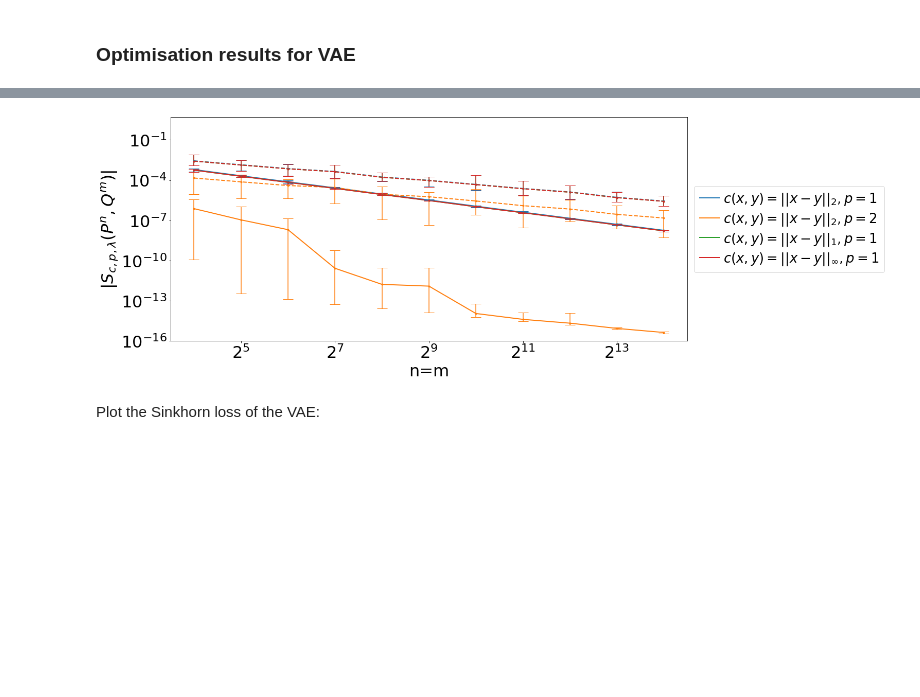
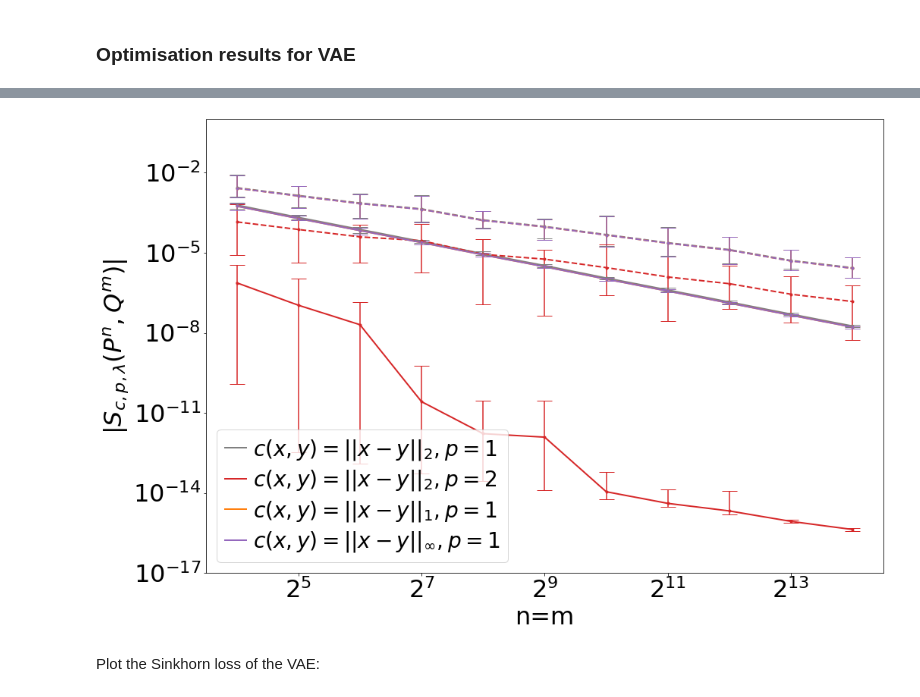
Before and after one commit to johannnamr/Discrepancy-based-inference-using-QMC, a Jupyter notebook: Visualisations/Inference.ipynb, the cells around one changed output, grey strips where cells are left out. Saved outputs shown, nothing was run; the diff lists cells and outputs as text; code cells hidden in the pictures; blank space fills up the shorter version.

```diff
--- a/Visualisations/Inference.ipynb
+++ b/Visualisations/Inference.ipynb
@@ -1507,7 +1507,7 @@ plt.show()
 # %%
 n = [ 2**j for j in range(4,15) ]
 # %%
-SMALL_SIZE = 26
+SMALL_SIZE = 28
 MEDIUM_SIZE = 32
 BIGGER_SIZE = 32
 
@@ -1551,45 +1551,46 @@ plt.show()
 # %%
-fig,ax = plt.subplots(figsize=(18,8))
+fig,ax = plt.subplots(figsize=(16,11))
 cmap = plt.get_cmap("tab10")
 
-ax.plot(n, np.mean(np.abs(loss_sink_rqmc_p2['loss']),axis=1), linewidth=2, color=cmap(0), label=r'$c(x,y)=||x-y||_2, p=1$')
-ax.plot(n, np.mean(np.abs(loss_sink_mc_p2['loss']),axis=1),'--', linewidth=2, color=cmap(0))
+ax.plot(n, np.mean(np.abs(loss_sink_rqmc_p2['loss']),axis=1), linewidth=2, color=cmap(7), label=r'$c(x,y)=||x-y||_2, p=1$')
+ax.plot(n, np.mean(np.abs(loss_sink_mc_p2['loss']),axis=1),'--', linewidth=2, color=cmap(7))
 #ax.plot(n, np.mean(np.abs(loss_sink_rqmc_p4['loss']),axis=1), linewidth=2, color=cmap(2), label=r'$c=||x-y||_4$')
 #ax.plot(n, np.mean(np.abs(loss_sink_mc_p4['loss']),axis=1),'--', linewidth=2, color=cmap(2))
 #ax.plot(n, np.mean(np.abs(loss_sink_rqmc_p10['loss']),axis=1), linewidth=2, color=cmap(3), label=r'$c=||x-y||_{10}$')
 #ax.plot(n, np.mean(np.abs(loss_sink_mc_p10['loss']),axis=1),'--', linewidth=2, color=cmap(3))
-ax.plot(n, np.mean(np.abs(loss_sink_rqmc_p22['loss']),axis=1), linewidth=2, color=cmap(1), label=r'$c(x,y)=||x-y||_2, p=2$')
-ax.plot(n, np.mean(np.abs(loss_sink_mc_p22['loss']),axis=1),'--', linewidth=2, color=cmap(1))
-ax.plot(n, np.mean(np.abs(loss_sink_rqmc_p1['loss']),axis=1), linewidth=2, color=cmap(2), label=r'$c(x,y)=||x-y||_1, p=1$')
-ax.plot(n, np.mean(np.abs(loss_sink_mc_p1['loss']),axis=1),'--', linewidth=2, color=cmap(2))
-ax.plot(n, np.mean(np.abs(loss_sink_rqmc_pinf['loss']),axis=1), linewidth=2, color=cmap(3), label=r'$c(x,y)=||x-y||_\infty, p=1$')
-ax.plot(n, np.mean(np.abs(loss_sink_mc_pinf['loss']),axis=1),'--', linewidth=2, color=cmap(3))
-ax.errorbar(n, np.mean(np.abs(loss_sink_rqmc_p2['loss']),axis=1), yerr=[np.mean(np.abs(loss_sink_rqmc_p2['loss']),axis=1)-np.min(np.abs(loss_sink_rqmc_p2['loss']),axis=1),np.max(np.abs(loss_sink_rqmc_p2['loss']),axis=1)-np.mean(np.abs(loss_sink_rqmc_p2['loss']),axis=1)], fmt='.', color=cmap(0), capsize=10, elinewidth=1.5)
-ax.errorbar(n, np.mean(np.abs(loss_sink_mc_p2['loss']),axis=1), yerr=[np.mean(np.abs(loss_sink_mc_p2['loss']),axis=1)-np.min(np.abs(loss_sink_mc_p2['loss']),axis=1),np.max(np.abs(loss_sink_mc_p2['loss']),axis=1)-np.mean(np.abs(loss_sink_mc_p2['loss']),axis=1)], fmt='.', color=cmap(0), capsize=10, elinewidth=1.5)
+ax.plot(n, np.mean(np.abs(loss_sink_rqmc_p22['loss']),axis=1), linewidth=2, color=cmap(3), label=r'$c(x,y)=||x-y||_2, p=2$')
+ax.plot(n, np.mean(np.abs(loss_sink_mc_p22['loss']),axis=1),'--', linewidth=2, color=cmap(3))
+ax.plot(n, np.mean(np.abs(loss_sink_rqmc_p1['loss']),axis=1), linewidth=2, color=cmap(1), label=r'$c(x,y)=||x-y||_1, p=1$')
+ax.plot(n, np.mean(np.abs(loss_sink_mc_p1['loss']),axis=1),'--', linewidth=2, color=cmap(1))
+ax.plot(n, np.mean(np.abs(loss_sink_rqmc_pinf['loss']),axis=1), linewidth=2, color=cmap(4), label=r'$c(x,y)=||x-y||_\infty, p=1$')
+ax.plot(n, np.mean(np.abs(loss_sink_mc_pinf['loss']),axis=1),'--', linewidth=2, color=cmap(4))
+ax.errorbar(n, np.mean(np.abs(loss_sink_rqmc_p2['loss']),axis=1), yerr=[np.mean(np.abs(loss_sink_rqmc_p2['loss']),axis=1)-np.min(np.abs(loss_sink_rqmc_p2['loss']),axis=1),np.max(np.abs(loss_sink_rqmc_p2['loss']),axis=1)-np.mean(np.abs(loss_sink_rqmc_p2['loss']),axis=1)], fmt='.', color=cmap(7), capsize=10, elinewidth=1.5)
+ax.errorbar(n, np.mean(np.abs(loss_sink_mc_p2['loss']),axis=1), yerr=[np.mean(np.abs(loss_sink_mc_p2['loss']),axis=1)-np.min(np.abs(loss_sink_mc_p2['loss']),axis=1),np.max(np.abs(loss_sink_mc_p2['loss']),axis=1)-np.mean(np.abs(loss_sink_mc_p2['loss']),axis=1)], fmt='.', color=cmap(7), capsize=10, elinewidth=1.5)
 #ax.errorbar(n, np.mean(np.abs(loss_sink_rqmc_p4['loss']),axis=1), yerr=[np.mean(np.abs(loss_sink_rqmc_p4['loss']),axis=1)-np.min(np.abs(loss_sink_rqmc_p4['loss']),axis=1),np.max(np.abs(loss_sink_rqmc_p4['loss']),axis=1)-np.mean(np.abs(loss_sink_rqmc_p4['loss']),axis=1)], fmt='.', color=cmap(2), capsize=10, elinewidth=1.5)
 #ax.errorbar(n, np.mean(np.abs(loss_sink_mc_p4['loss']),axis=1), yerr=[np.mean(np.abs(loss_sink_mc_p4['loss']),axis=1)-np.min(np.abs(loss_sink_mc_p4['loss']),axis=1),np.max(np.abs(loss_sink_mc_p4['loss']),axis=1)-np.mean(np.abs(loss_sink_mc_p4['loss']),axis=1)], fmt='.', color=cmap(2), capsize=10, elinewidth=1.5)
 #ax.errorbar(n, np.mean(np.abs(loss_sink_rqmc_p10['loss']),axis=1), yerr=[np.mean(np.abs(loss_sink_rqmc_p10['loss']),axis=1)-np.min(np.abs(loss_sink_rqmc_p10['loss']),axis=1),np.max(np.abs(loss_sink_rqmc_p10['loss']),axis=1)-np.mean(np.abs(loss_sink_rqmc_p10['loss']),axis=1)], fmt='.', color=cmap(3), capsize=10, elinewidth=1.5)
 #ax.errorbar(n, np.mean(np.abs(loss_sink_mc_p10['loss']),axis=1), yerr=[np.mean(np.abs(loss_sink_mc_p10['loss']),axis=1)-np.min(np.abs(loss_sink_mc_p10['loss']),axis=1),np.max(np.abs(loss_sink_mc_p10['loss']),axis=1)-np.mean(np.abs(loss_sink_mc_p10['loss']),axis=1)], fmt='.', color=cmap(3), capsize=10, elinewidth=1.5)
-ax.errorbar(n, np.mean(np.abs(loss_sink_rqmc_p22['loss']),axis=1), yerr=[np.mean(np.abs(loss_sink_rqmc_p22['loss']),axis=1)-np.min(np.abs(loss_sink_rqmc_p22['loss']),axis=1),np.max(np.abs(loss_sink_rqmc_p22['loss']),axis=1)-np.mean(np.abs(loss_sink_rqmc_p22['loss']),axis=1)], fmt='.', color=cmap(1), capsize=10, elinewidth=1.5)
-ax.errorbar(n, np.mean(np.abs(loss_sink_mc_p22['loss']),axis=1), yerr=[np.mean(np.abs(loss_sink_mc_p22['loss']),axis=1)-np.min(np.abs(loss_sink_mc_p22['loss']),axis=1),np.max(np.abs(loss_sink_mc_p22['loss']),axis=1)-np.mean(np.abs(loss_sink_mc_p22['loss']),axis=1)], fmt='.', color=cmap(1), capsize=10, elinewidth=1.5)
-ax.errorbar(n, np.mean(np.abs(loss_sink_rqmc_p1['loss']),axis=1), yerr=[np.mean(np.abs(loss_sink_rqmc_p1['loss']),axis=1)-np.min(np.abs(loss_sink_rqmc_p1['loss']),axis=1),np.max(np.abs(loss_sink_rqmc_p1['loss']),axis=1)-np.mean(np.abs(loss_sink_rqmc_p1['loss']),axis=1)], fmt='.', color=cmap(2), capsize=10, elinewidth=1.5)
-ax.errorbar(n, np.mean(np.abs(loss_sink_mc_p1['loss']),axis=1), yerr=[np.mean(np.abs(loss_sink_mc_p1['loss']),axis=1)-np.min(np.abs(loss_sink_mc_p1['loss']),axis=1),np.max(np.abs(loss_sink_mc_p1['loss']),axis=1)-np.mean(np.abs(loss_sink_mc_p1['loss']),axis=1)], fmt='.', color=cmap(2), capsize=10, elinewidth=1.5)
-ax.errorbar(n, np.mean(np.abs(loss_sink_rqmc_pinf['loss']),axis=1), yerr=[np.mean(np.abs(loss_sink_rqmc_pinf['loss']),axis=1)-np.min(np.abs(loss_sink_rqmc_pinf['loss']),axis=1),np.max(np.abs(loss_sink_rqmc_pinf['loss']),axis=1)-np.mean(np.abs(loss_sink_rqmc_pinf['loss']),axis=1)], fmt='.', color=cmap(3), capsize=10, elinewidth=1.5)
-ax.errorbar(n, np.mean(np.abs(loss_sink_mc_pinf['loss']),axis=1), yerr=[np.mean(np.abs(loss_sink_mc_pinf['loss']),axis=1)-np.min(np.abs(loss_sink_mc_pinf['loss']),axis=1),np.max(np.abs(loss_sink_mc_pinf['loss']),axis=1)-np.mean(np.abs(loss_sink_mc_pinf['loss']),axis=1)], fmt='.', color=cmap(3), capsize=10, elinewidth=1.5)
+ax.errorbar(n, np.mean(np.abs(loss_sink_rqmc_p22['loss']),axis=1), yerr=[np.mean(np.abs(loss_sink_rqmc_p22['loss']),axis=1)-np.min(np.abs(loss_sink_rqmc_p22['loss']),axis=1),np.max(np.abs(loss_sink_rqmc_p22['loss']),axis=1)-np.mean(np.abs(loss_sink_rqmc_p22['loss']),axis=1)], fmt='.', color=cmap(3), capsize=10, elinewidth=1.5)
+ax.errorbar(n, np.mean(np.abs(loss_sink_mc_p22['loss']),axis=1), yerr=[np.mean(np.abs(loss_sink_mc_p22['loss']),axis=1)-np.min(np.abs(loss_sink_mc_p22['loss']),axis=1),np.max(np.abs(loss_sink_mc_p22['loss']),axis=1)-np.mean(np.abs(loss_sink_mc_p22['loss']),axis=1)], fmt='.', color=cmap(3), capsize=10, elinewidth=1.5)
+ax.errorbar(n, np.mean(np.abs(loss_sink_rqmc_p1['loss']),axis=1), yerr=[np.mean(np.abs(loss_sink_rqmc_p1['loss']),axis=1)-np.min(np.abs(loss_sink_rqmc_p1['loss']),axis=1),np.max(np.abs(loss_sink_rqmc_p1['loss']),axis=1)-np.mean(np.abs(loss_sink_rqmc_p1['loss']),axis=1)], fmt='.', color=cmap(1), capsize=10, elinewidth=1.5)
+ax.errorbar(n, np.mean(np.abs(loss_sink_mc_p1['loss']),axis=1), yerr=[np.mean(np.abs(loss_sink_mc_p1['loss']),axis=1)-np.min(np.abs(loss_sink_mc_p1['loss']),axis=1),np.max(np.abs(loss_sink_mc_p1['loss']),axis=1)-np.mean(np.abs(loss_sink_mc_p1['loss']),axis=1)], fmt='.', color=cmap(1), capsize=10, elinewidth=1.5)
+ax.errorbar(n, np.mean(np.abs(loss_sink_rqmc_pinf['loss']),axis=1), yerr=[np.mean(np.abs(loss_sink_rqmc_pinf['loss']),axis=1)-np.min(np.abs(loss_sink_rqmc_pinf['loss']),axis=1),np.max(np.abs(loss_sink_rqmc_pinf['loss']),axis=1)-np.mean(np.abs(loss_sink_rqmc_pinf['loss']),axis=1)], fmt='.', color=cmap(4), capsize=10, elinewidth=1.5)
+ax.errorbar(n, np.mean(np.abs(loss_sink_mc_pinf['loss']),axis=1), yerr=[np.mean(np.abs(loss_sink_mc_pinf['loss']),axis=1)-np.min(np.abs(loss_sink_mc_pinf['loss']),axis=1),np.max(np.abs(loss_sink_mc_pinf['loss']),axis=1)-np.mean(np.abs(loss_sink_mc_pinf['loss']),axis=1)], fmt='.', color=cmap(4), capsize=10, elinewidth=1.5)
 ax.set_xscale('log', basex=2)
 ax.set_yscale('log', basey=10)
-ax.set_ylim(1e-16,5)
+ax.set_ylim(1e-17,1)
 ax.set_xlabel('n=m')
 ax.set_ylabel(r'$|S_{c,p,\lambda}(P^n,Q^m)|$')
-#ax.legend(loc= 'lower left', ncol=2,handlelength=1.5,labelspacing=0.3,handletextpad=0.3,columnspacing=1)
-ax.legend(loc='center left', handlelength=1.5,labelspacing=0.3,handletextpad=0.3,columnspacing=1,bbox_to_anchor=(1, 0.5))
+#ax.legend(loc= 'lower left', ncol=2,handlelength=1,labelspacing=0.3,handletextpad=0.3,columnspacing=1)
+ax.legend(loc= 'lower left', ncol=1,handlelength=1,labelspacing=0.3,handletextpad=0.3,columnspacing=1)
+#ax.legend(loc='center left', handlelength=1.5,labelspacing=0.3,handletextpad=0.3,columnspacing=1,bbox_to_anchor=(1, 0.5))
 
 plt.subplots_adjust(wspace=0.05, hspace=0.05)
 
 plt.savefig('vae_sample_complexity_norms.png',bbox_inches = 'tight', pad_inches = .1)
 plt.show()
 # %% [output]
-[figure, old version]
+[figure, new version]
 # %% [markdown]
 Plot the Sinkhorn loss of the VAE:
 # %%
```
Also changed, not shown: parts of 4 cells of this notebook.
